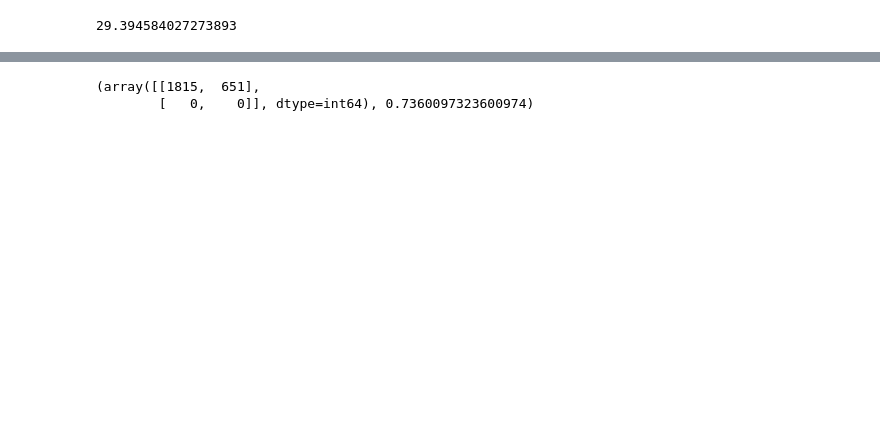
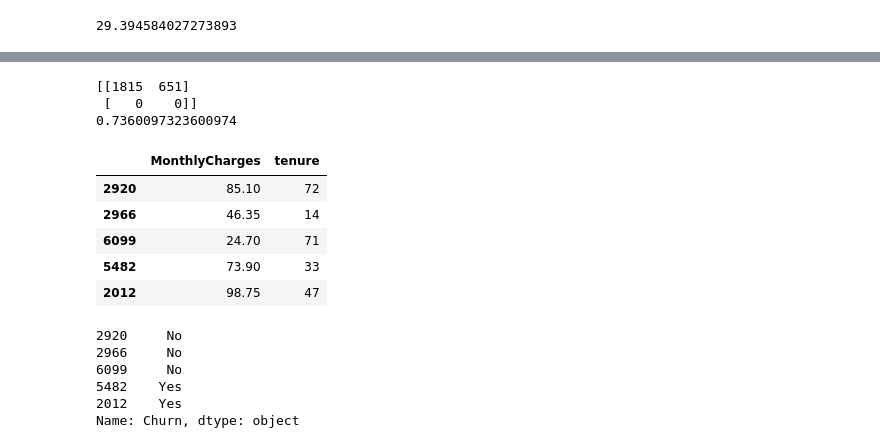
Before and after one commit to MKrishnan29/GithubWorkshop, a Jupyter notebook: Solution_Python_Capstone_Project.ipynb, the cells around one changed output, grey strips where cells are left out. Cells and saved outputs as stored; diff of their text form; code cells hidden in the pictures; blank space fills up the shorter version.

```diff
--- a/Solution_Python_Capstone_Project.ipynb
+++ b/Solution_Python_Capstone_Project.ipynb
@@ -216,8 +229,10 @@ y_pred = logmodel.predict(x_test)
 # %%
 from sklearn.metrics import confusion_matrix,accuracy_score
-confusion_matrix(y_pred,y_test),accuracy_score(y_pred,y_test)
+print(confusion_matrix(y_pred,y_test))
+print(accuracy_score(y_pred,y_test)) #73.6 % efficiency
 # %% [output]
-(array([[1815,  651],
-        [   0,    0]], dtype=int64), 0.7360097323600974)
+[[1815  651]
+ [   0    0]]
+0.7360097323600974
 # %%
 #--------------Multiple logistic regression-------------------
@@ -227,2 +239,25 @@ y=customer_churn['Churn']
+# %%
+#x=pd.DataFrame(customer_churn.loc[:,['MonthlyCharges','tenure']]) # multiple independent variables,
+x = pd.DataFrame(customer_churn.iloc[:,[18,5]])  # using iloc instead of above loc
+# loc function used to refer actual variable instead of iloc with index value
+y=customer_churn['Churn']
 # %%
 x_train,x_test,y_train,y_test=train_test_split(x,y,train_size=0.80,random_state=0)
+# %%
+x_train.head()
+# %% [output]
+|  | MonthlyCharges | tenure |
+| 2920 | 85.10 | 72 |
+| 2966 | 46.35 | 14 |
+| 6099 | 24.70 | 71 |
+| 5482 | 73.90 | 33 |
+| 2012 | 98.75 | 47 |
+# %%
+y_train.head()
+# %% [output]
+2920     No
+2966     No
+6099     No
+5482    Yes
+2012    Yes
+Name: Churn, dtype: object
```
Also changed, not shown: parts of 18 cells of this notebook.
